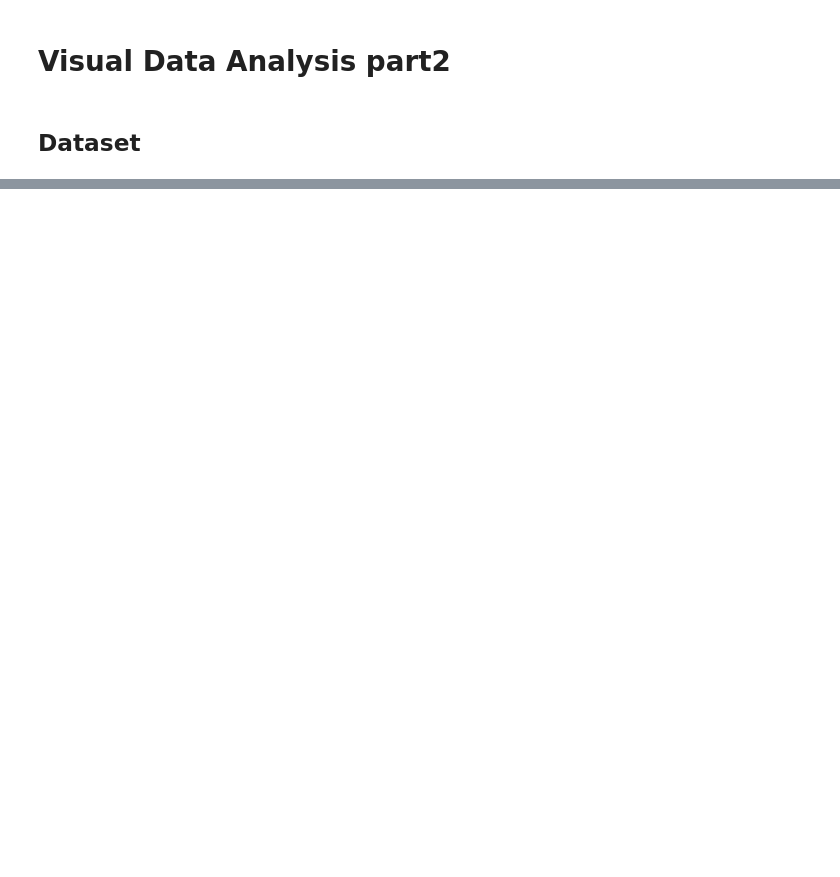
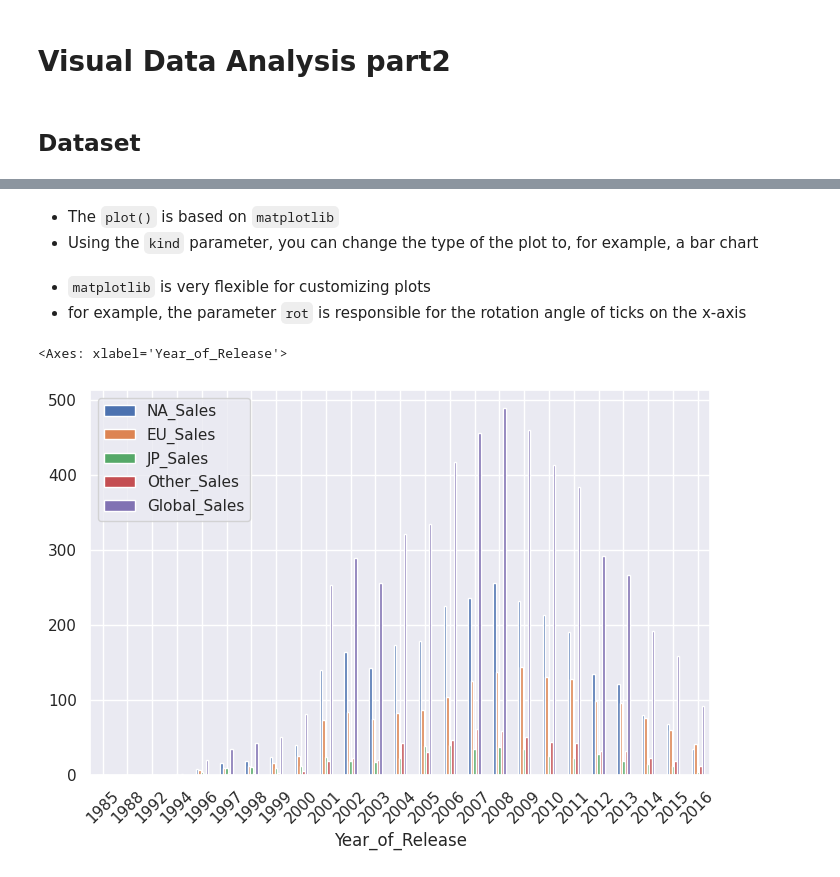
Before and after one commit to Menezess42/MLCourseAI, a Jupyter notebook: Topic_2/data_visualization_part2.ipynb, the cells around one changed output, grey strips where cells are left out. Drawn from its saved outputs; the diff is of its cells as text; code cells hidden in the pictures; blank space fills up the shorter version.

```diff
--- a/Topic_2/data_visualization_part2.ipynb
+++ b/Topic_2/data_visualization_part2.ipynb
@@ -10,0 +85,13 @@ ModuleNotFoundError: No module named 'matplotlib'
+# %% [markdown]
+- The `plot()` is based on `matplotlib`
+- Using the `kind` parameter, you can change the type of the plot to, for example, a bar chart
+# %% [markdown]
+- `matplotlib` is very flexible for customizing plots
+- for example, the parameter `rot` is responsible for the rotation angle of ticks on the x-axis
+# %%
+data[[x for x in data.columns if "Sales" in x] + ["Year_of_Release"]].groupby(
+    "Year_of_Release"
+).sum().plot(kind="bar", rot=45)
+# %% [output]
+<Axes: xlabel='Year_of_Release'>
+[figure, added]
```
Also changed, not shown: parts of 35 cells of this notebook, 2 other files.
